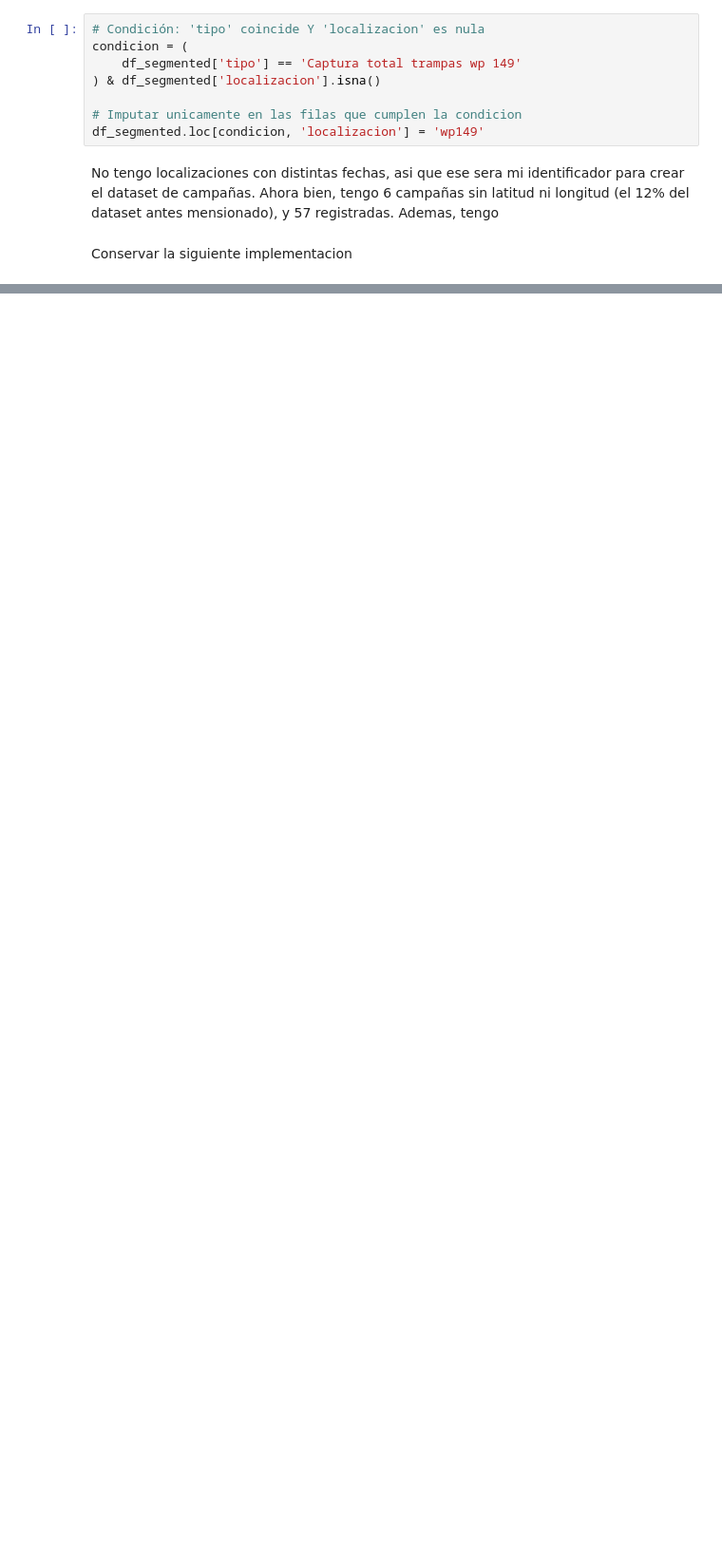
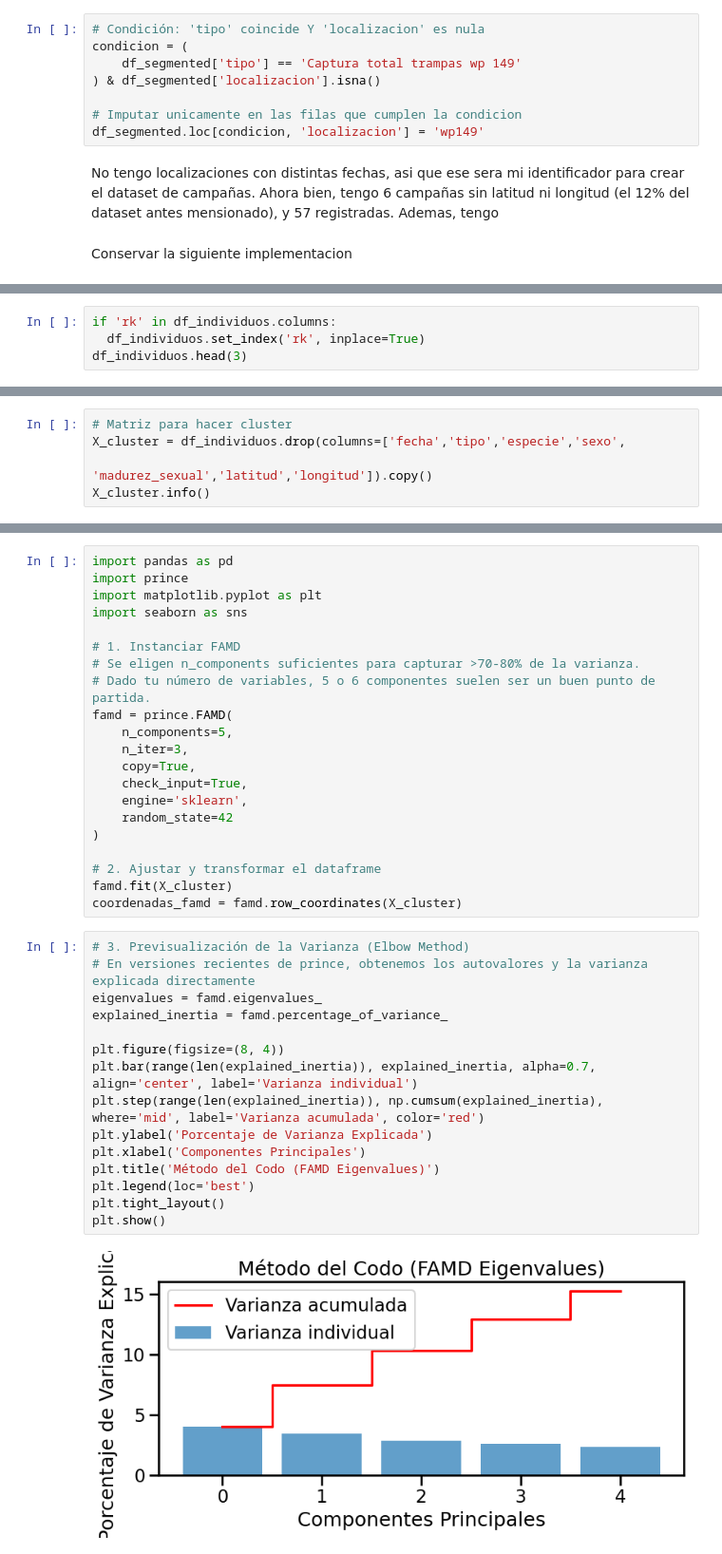
Before and after one commit to Mariano-ds/centollas2026, a Jupyter notebook: mariano/mariano_tp3.ipynb, the cells around one changed output, grey strips where cells are left out. Shown at 95% size. Cells and saved outputs as stored; diff of their text form; blank space fills up the shorter version.

Commit message:
Algoritmo de clustering FAMD + HDBSCAN, acondicionamiento de df X_cluster

```diff
--- a/mariano/mariano_tp3.ipynb
+++ b/mariano/mariano_tp3.ipynb
@@ -481,0 +542,4 @@ Muestra formateada a 3 decimales (Memoria intacta):
+# %%
+if 'rk' in df_individuos.columns:
+  df_individuos.set_index('rk', inplace=True)
+df_individuos.head(3)
@@ -481,0 +629,5 @@ Muestra formateada a 3 decimales (Memoria intacta):
+# %%
+# Matriz para hacer cluster
+X_cluster = df_individuos.drop(columns=['fecha','tipo','especie','sexo',
+                                        'madurez_sexual','latitud','longitud']).copy()
+X_cluster.info()
@@ -481,0 +699,38 @@ Muestra formateada a 3 decimales (Memoria intacta):
+# %%
+import pandas as pd
+import prince
+import matplotlib.pyplot as plt
+import seaborn as sns
+
+# 1. Instanciar FAMD
+# Se eligen n_components suficientes para capturar >70-80% de la varianza.
+# Dado tu número de variables, 5 o 6 componentes suelen ser un buen punto de partida.
+famd = prince.FAMD(
+    n_components=5,
+    n_iter=3,
+    copy=True,
+    check_input=True,
+    engine='sklearn',
+    random_state=42
+)
+
+# 2. Ajustar y transformar el dataframe
+famd.fit(X_cluster)
+coordenadas_famd = famd.row_coordinates(X_cluster)
+# %%
+# 3. Previsualización de la Varianza (Elbow Method)
+# En versiones recientes de prince, obtenemos los autovalores y la varianza explicada directamente
+eigenvalues = famd.eigenvalues_
+explained_inertia = famd.percentage_of_variance_
+
+plt.figure(figsize=(8, 4))
+plt.bar(range(len(explained_inertia)), explained_inertia, alpha=0.7, align='center', label='Varianza individual')
+plt.step(range(len(explained_inertia)), np.cumsum(explained_inertia), where='mid', label='Varianza acumulada', color='red')
+plt.ylabel('Porcentaje de Varianza Explicada')
+plt.xlabel('Componentes Principales')
+plt.title('Método del Codo (FAMD Eigenvalues)')
+plt.legend(loc='best')
+plt.tight_layout()
+plt.show()
+# %% [output]
+[figure, added]
```
Also changed, not shown: parts of 19 cells of this notebook.
